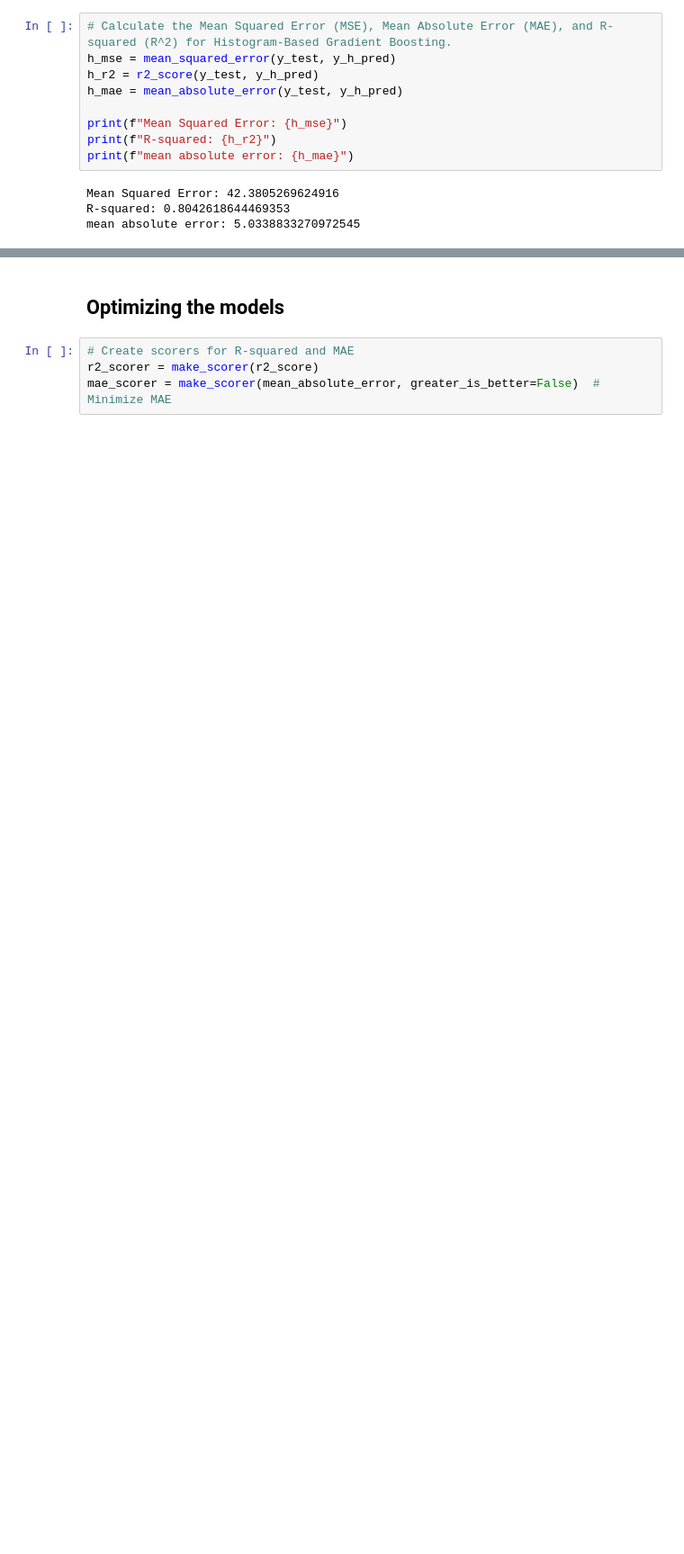
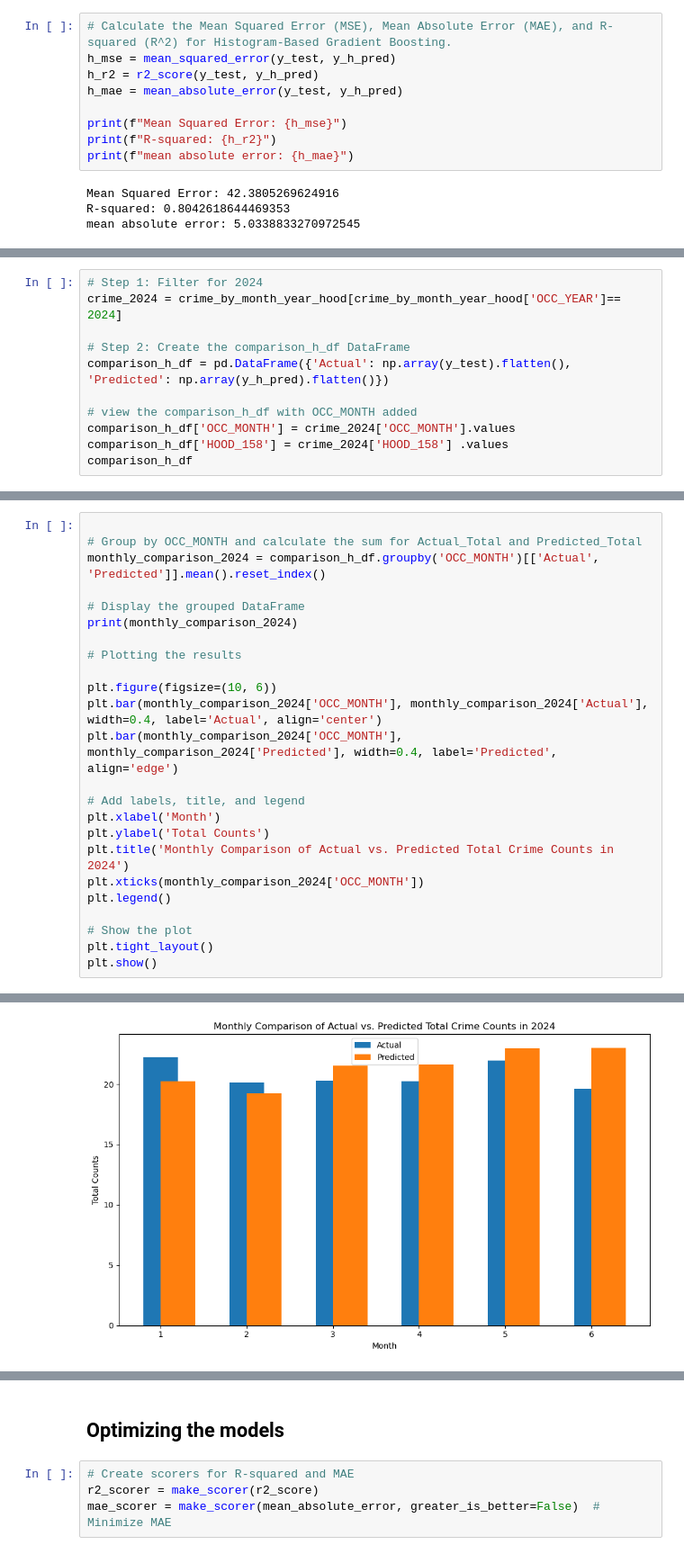
Before and after one commit to bhanotlavanya/Project_4_Crime_Prediction, a Jupyter notebook: crime_data_2.ipynb, the cells around one changed output, grey strips where cells are left out. Shown at 90% size. Cells and saved outputs as stored; diff of their text form; blank space fills up the shorter version.

Commit message:
Added some charts with predicted values

```diff
--- a/crime_data_2.ipynb
+++ b/crime_data_2.ipynb
@@ -496,0 +524,11 @@ mean absolute error: 5.0338833270972545
+# %%
+# Step 1: Filter for 2024
+crime_2024 = crime_by_month_year_hood[crime_by_month_year_hood['OCC_YEAR']== 2024]
+
+# Step 2: Create the comparison_h_df DataFrame
+comparison_h_df = pd.DataFrame({'Actual': np.array(y_test).flatten(), 'Predicted': np.array(y_h_pred).flatten()})
+
+# view the comparison_h_df with OCC_MONTH added
+comparison_h_df['OCC_MONTH'] = crime_2024['OCC_MONTH'].values
+comparison_h_df['HOOD_158'] = crime_2024['HOOD_158'] .values
+comparison_h_df
@@ -496,0 +549,25 @@ mean absolute error: 5.0338833270972545
+# %%
+
+# Group by OCC_MONTH and calculate the sum for Actual_Total and Predicted_Total
+monthly_comparison_2024 = comparison_h_df.groupby('OCC_MONTH')[['Actual', 'Predicted']].mean().reset_index()
+
+# Display the grouped DataFrame
+print(monthly_comparison_2024)
+
+# Plotting the results
+
+plt.figure(figsize=(10, 6))
+plt.bar(monthly_comparison_2024['OCC_MONTH'], monthly_comparison_2024['Actual'], width=0.4, label='Actual', align='center')
+plt.bar(monthly_comparison_2024['OCC_MONTH'], monthly_comparison_2024['Predicted'], width=0.4, label='Predicted', align='edge')
+
+# Add labels, title, and legend
+plt.xlabel('Month')
+plt.ylabel('Total Counts')
+plt.title('Monthly Comparison of Actual vs. Predicted Total Crime Counts in 2024')
+plt.xticks(monthly_comparison_2024['OCC_MONTH'])
+plt.legend()
+
+# Show the plot
+plt.tight_layout()
+plt.show()
+# %% [output]
@@ -496,0 +581 @@ mean absolute error: 5.0338833270972545
+[figure, added]
```
Also changed, not shown: parts of 19 cells of this notebook.
